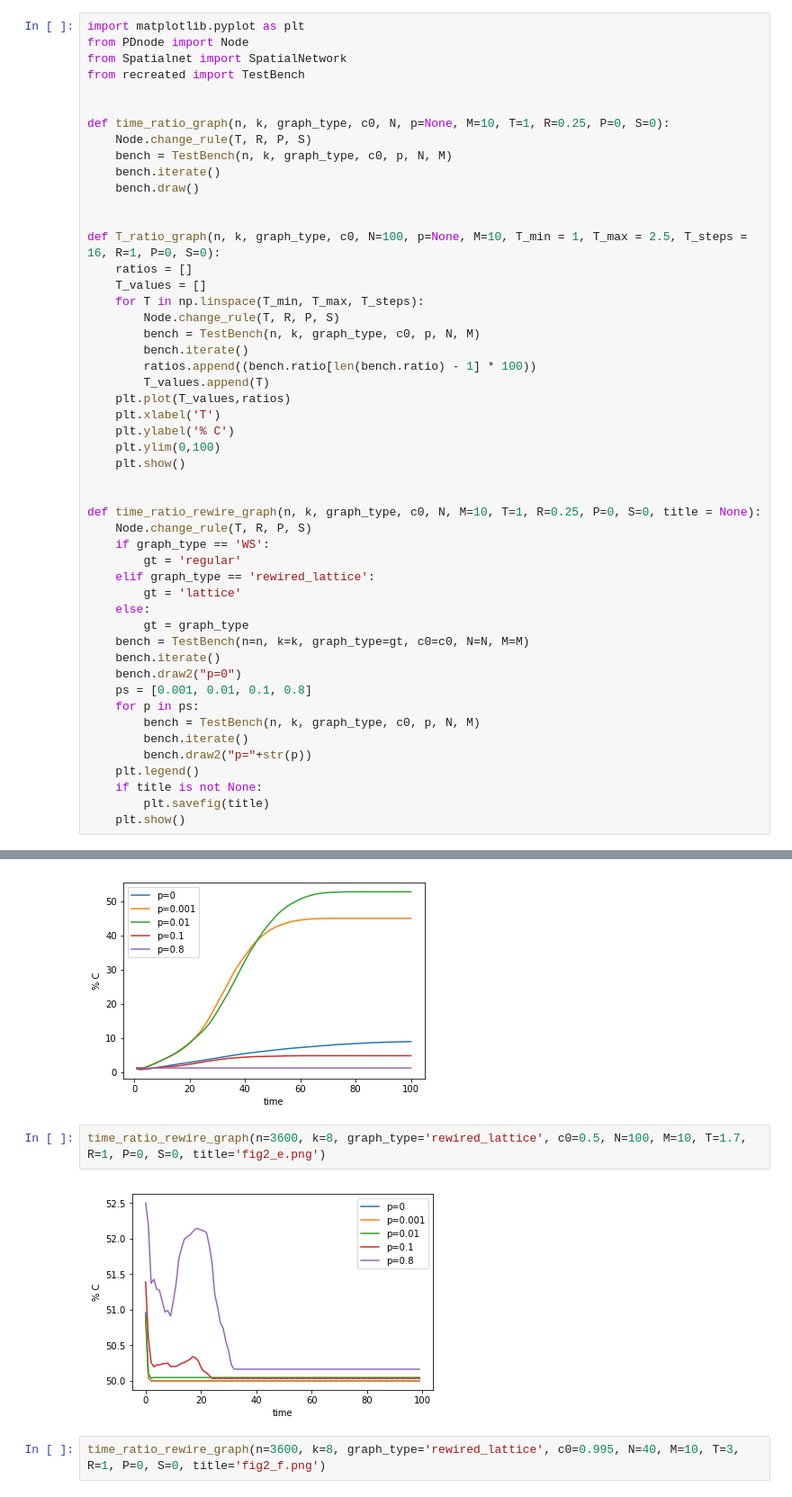
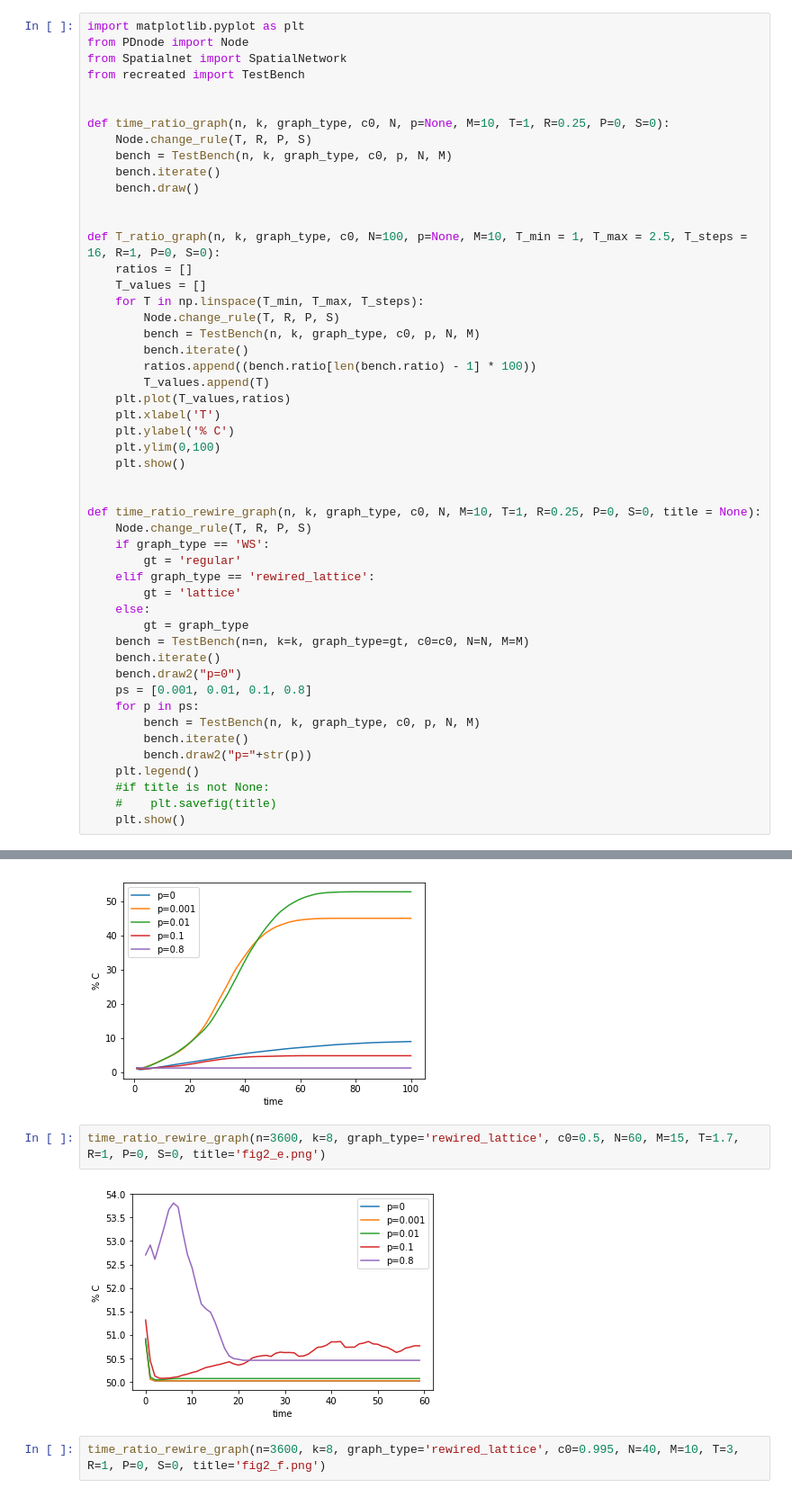
Before and after one commit to nrivkin/ComplexityNetworkProject, a Jupyter notebook: code/Test_suite.ipynb, the cells around one changed output, grey strips where cells are left out. Shown at 90% size. Saved outputs shown, nothing was run; the diff lists cells and outputs as text.

```diff
--- a/code/Test_suite.ipynb
+++ b/code/Test_suite.ipynb
@@ -45,8 +45,8 @@ def time_ratio_rewire_graph(n, k, graph_type, c0, N, M=10, T=1, R=0.25, P=0, S=0
         bench.iterate()
         bench.draw2("p="+str(p))
     plt.legend()
-    if title is not None:
-        plt.savefig(title)
+    #if title is not None:
+    #    plt.savefig(title)
     plt.show()
 # %% [markdown]
 Fig 2.(a), (b), (c)
@@ -74,9 +74,9 @@ time_ratio_rewire_graph(n=3600, k=8, graph_type='rewired_lattice', c0=0.1, N=100
 # %% [output]
 [figure]
 # %%
-time_ratio_rewire_graph(n=3600, k=8, graph_type='rewired_lattice', c0=0.5, N=100, M=10, T=1.7, R=1, P=0, S=0, title='fig2_e.png')
+time_ratio_rewire_graph(n=3600, k=8, graph_type='rewired_lattice', c0=0.5, N=60, M=15, T=1.7, R=1, P=0, S=0, title='fig2_e.png')
 # %% [output]
-[figure, old version]
+[figure, new version]
 # %%
 time_ratio_rewire_graph(n=3600, k=8, graph_type='rewired_lattice', c0=0.995, N=40, M=10, T=3, R=1, P=0, S=0, title='fig2_f.png')
 # %% [output]
```
Also changed, not shown: 4 other files.
